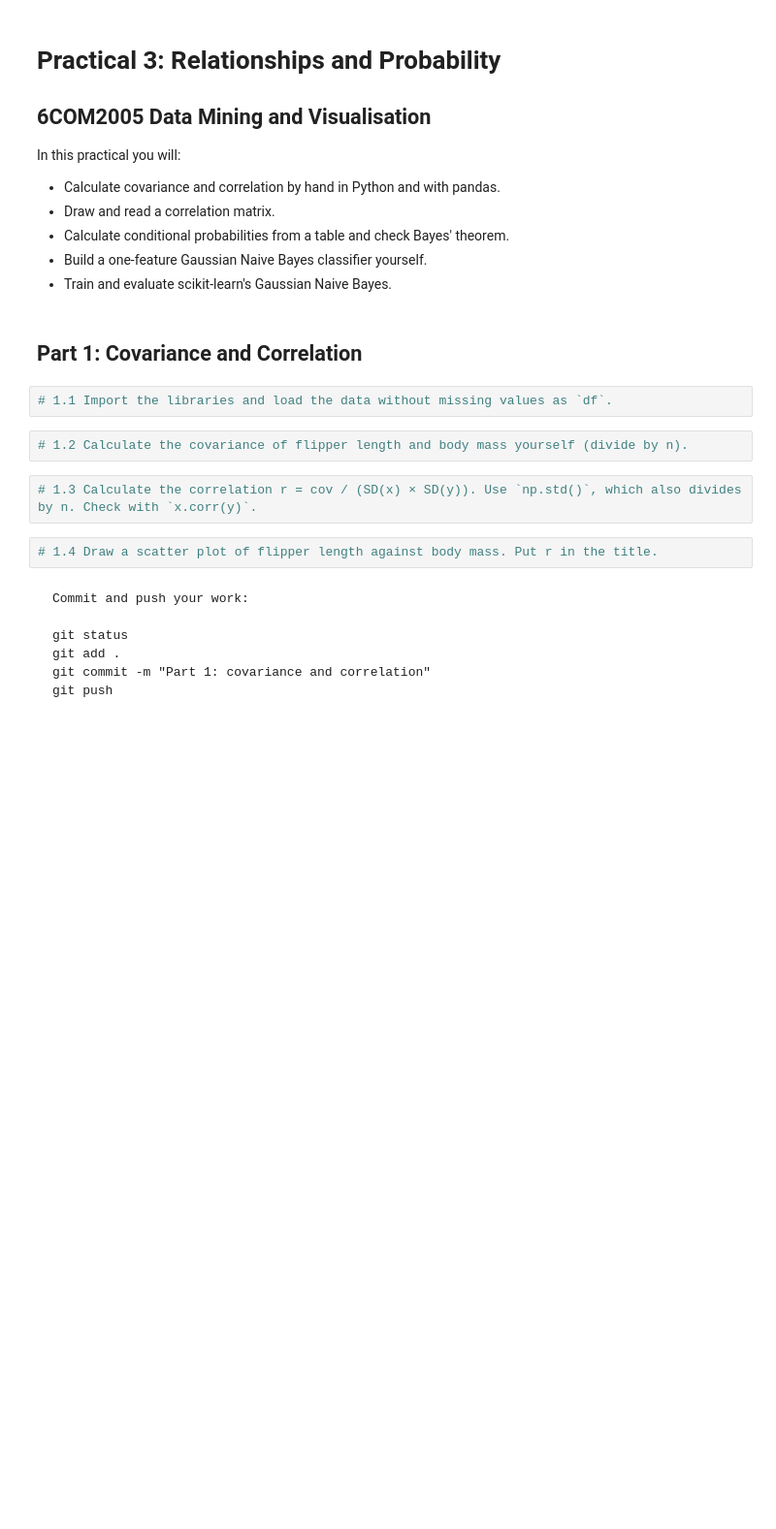
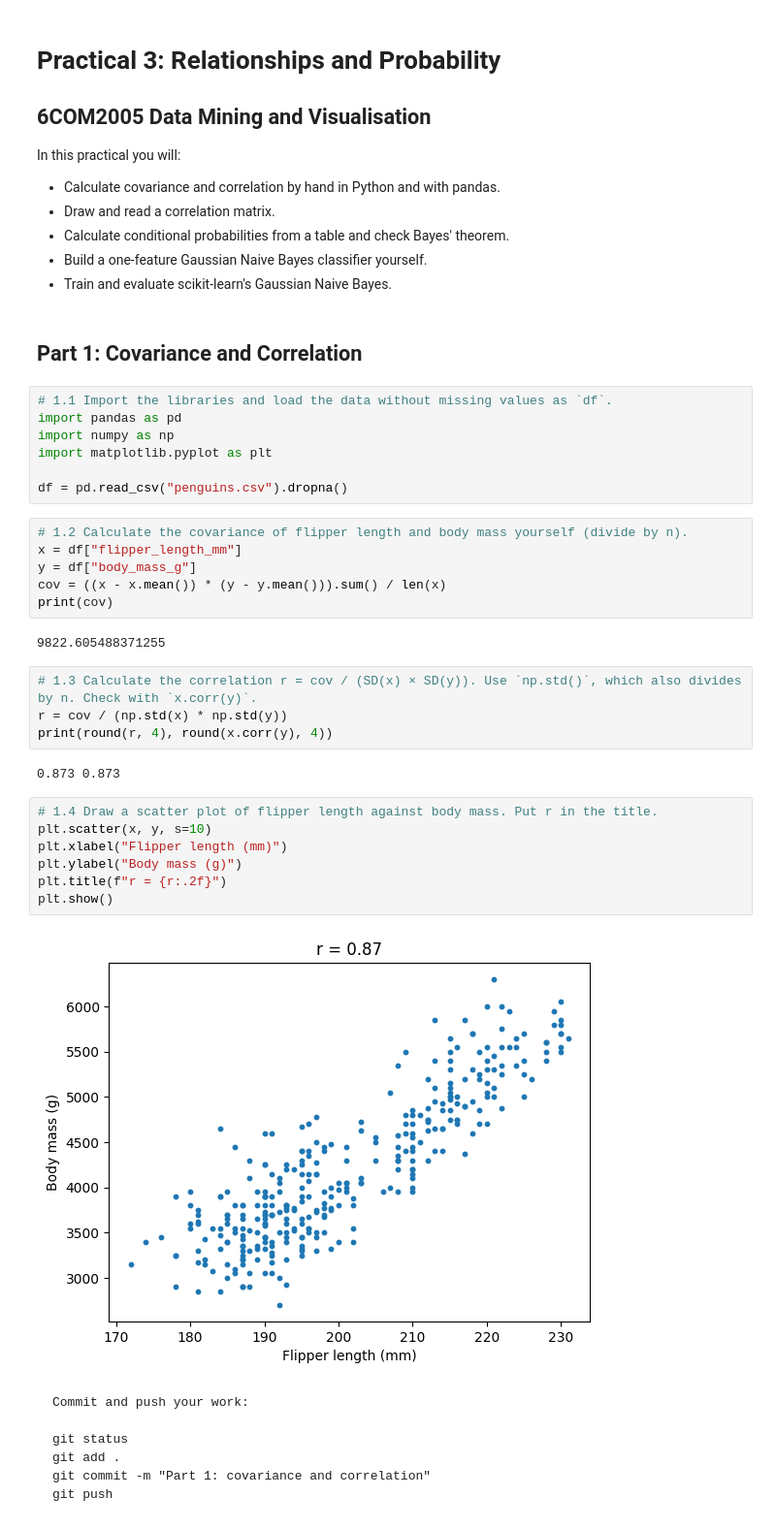
Before and after one commit to rifath156/dmv-practical-3, a Jupyter notebook: Practical_3_T.ipynb, the cells around one changed output. Shown at 97% size. Cells and saved outputs as stored; diff of their text form; blank space fills up the shorter version.

```diff
--- a/Practical_3_T.ipynb
+++ b/Practical_3_T.ipynb
@@ -12,12 +12,34 @@ In this practical you will:
 ## Part 1: Covariance and Correlation
 # %%
 # 1.1 Import the libraries and load the data without missing values as `df`.
+import pandas as pd
+import numpy as np
+import matplotlib.pyplot as plt
+
+df = pd.read_csv("penguins.csv").dropna()
 # %%
 # 1.2 Calculate the covariance of flipper length and body mass yourself (divide by n).
+x = df["flipper_length_mm"]
+y = df["body_mass_g"]
+cov = ((x - x.mean()) * (y - y.mean())).sum() / len(x)
+print(cov)
+# %% [output]
+9822.605488371255
 # %%
 # 1.3 Calculate the correlation r = cov / (SD(x) × SD(y)). Use `np.std()`, which also divides by n. Check with `x.corr(y)`.
+r = cov / (np.std(x) * np.std(y))
+print(round(r, 4), round(x.corr(y), 4))
+# %% [output]
+0.873 0.873
 # %%
 # 1.4 Draw a scatter plot of flipper length against body mass. Put r in the title.
+plt.scatter(x, y, s=10)
+plt.xlabel("Flipper length (mm)")
+plt.ylabel("Body mass (g)")
+plt.title(f"r = {r:.2f}")
+plt.show()
+# %% [output]
+[figure, added]
 # %% [markdown]
 <pre>
 Commit and push your work:
```
